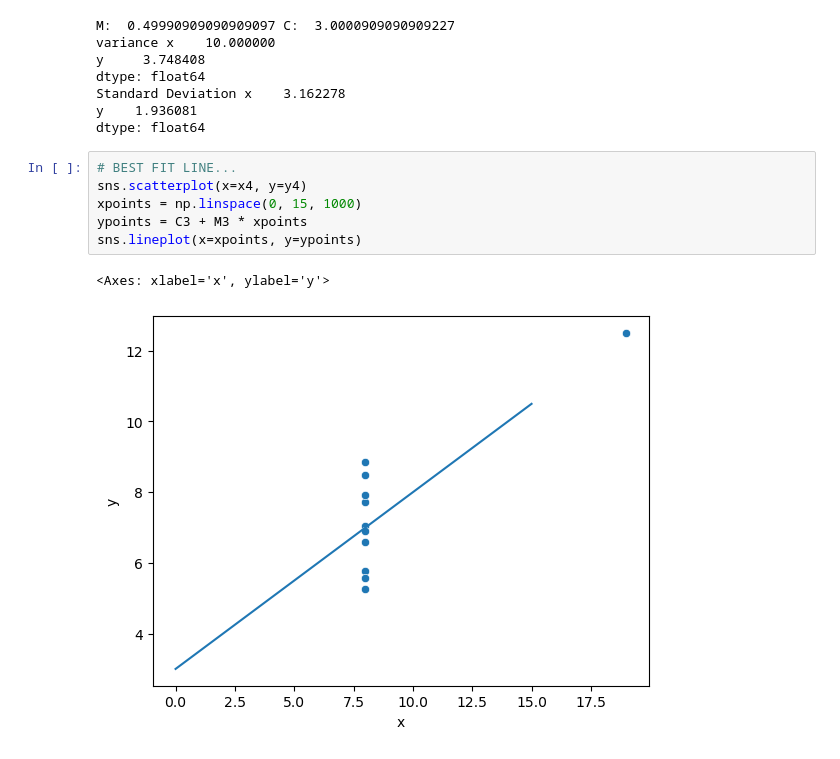
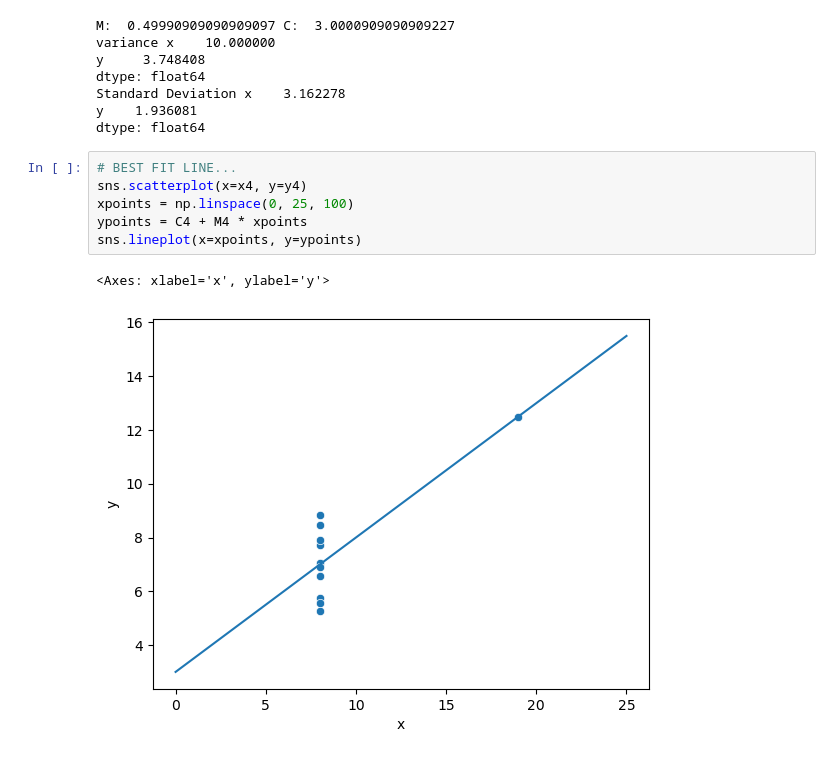
Before and after one commit to MaidaNadeem-FCIT/Advanced-Machine-Learning, a Jupyter notebook: 6.2LinearRegressionOnAnscombe.ipynb, the cells around one changed output. Saved outputs shown, nothing was run; the diff lists cells and outputs as text.

```diff
--- a/6.2LinearRegressionOnAnscombe.ipynb
+++ b/6.2LinearRegressionOnAnscombe.ipynb
@@ -239,9 +218,9 @@ dtype: float64
 # %%
 # BEST FIT LINE...
 sns.scatterplot(x=x4, y=y4)
-xpoints = np.linspace(0, 15, 1000)
-ypoints = C3 + M3 * xpoints
+xpoints = np.linspace(0, 25, 100)
+ypoints = C4 + M4 * xpoints
 sns.lineplot(x=xpoints, y=ypoints)
 # %% [output]
 <Axes: xlabel='x', ylabel='y'>
-[figure, old version]
+[figure, new version]
```
Also changed, not shown: parts of 46 cells of this notebook.
